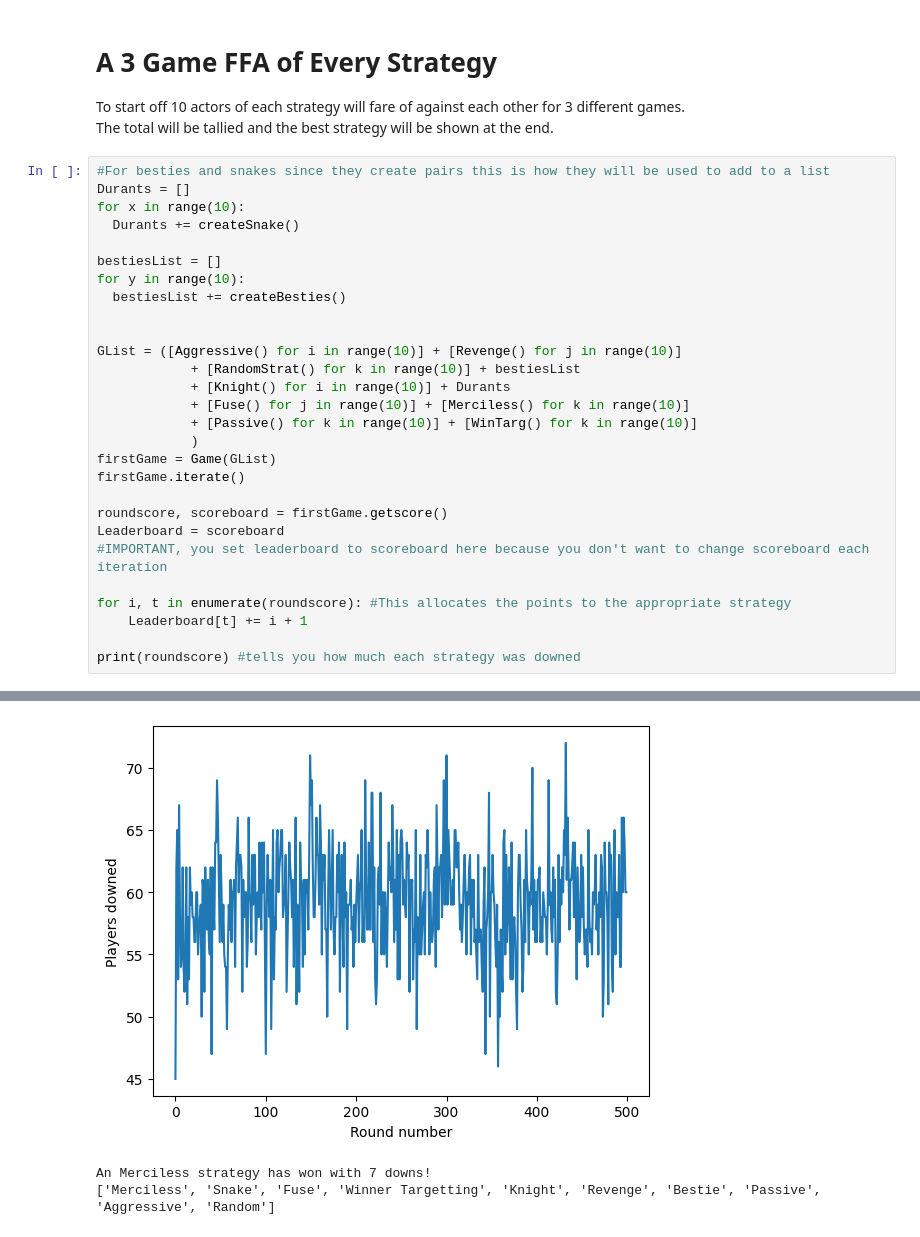
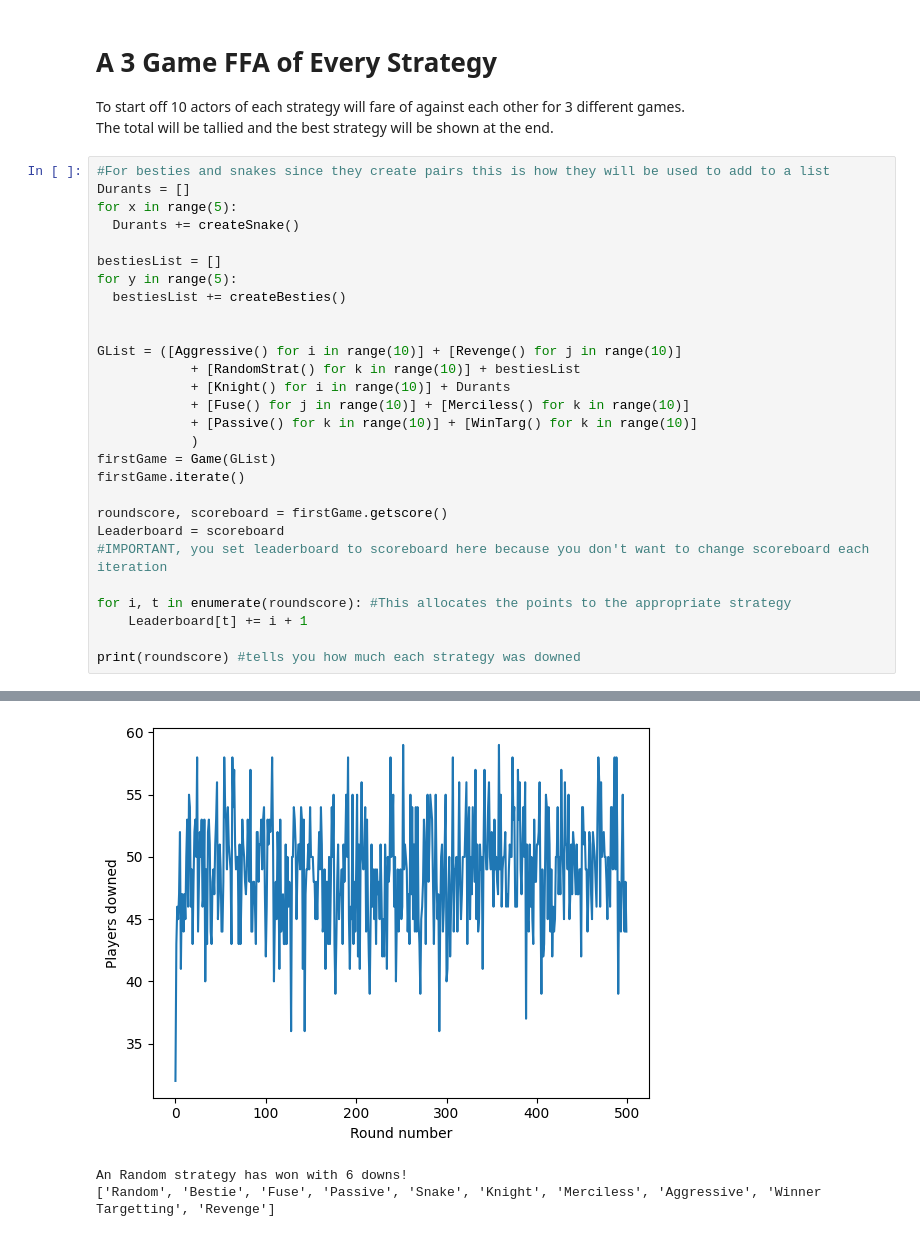
Before and after one commit to MapleMaelstrom/fireballProject, a Jupyter notebook: Fireball.ipynb, the cells around one changed output, grey strips where cells are left out. Saved outputs shown, nothing was run; the diff lists cells and outputs as text.

```diff
--- a/Fireball.ipynb
+++ b/Fireball.ipynb
@@ -586,11 +587,11 @@ The total will be tallied and the best strategy will be shown at the end.
 # %%
 #For besties and snakes since they create pairs this is how they will be used to add to a list
 Durants = []
-for x in range(10):
+for x in range(5):
   Durants += createSnake()
 
 bestiesList = []
-for y in range(10):
+for y in range(5):
   bestiesList += createBesties()
 
 
@@ -602,36 +603,36 @@ GList = ([Aggressive() for i in range(10)] + [Revenge() for j in range(10)]
             )
 firstGame = Game(GList)
 firstGame.iterate()
 
 roundscore, scoreboard = firstGame.getscore()
 Leaderboard = scoreboard
 #IMPORTANT, you set leaderboard to scoreboard here because you don't want to change scoreboard each iteration
 
 for i, t in enumerate(roundscore): #This allocates the points to the appropriate strategy
     Leaderboard[t] += i + 1
 
 print(roundscore) #tells you how much each strategy was downed
 # %% [output]
 Round 1 has commenced!
 Round 2 has commenced!
 Round 3 has commenced!
 Round 4 has commenced!
 Round 5 has commenced!
 Round 6 has commenced!
 Round 7 has commenced!
 Round 8 has commenced!
 Round 9 has commenced!
 Round 10 has commenced!
 Round 11 has commenced!
 Round 12 has commenced!
 ... (497 lines left out)
 Round 498 has commenced!
 Round 499 has commenced!
 Final round!
 Round 500 has commenced!
-[figure, old version]
+[figure, new version]
-An Merciless strategy has won with 7 downs!
-['Merciless', 'Snake', 'Fuse', 'Winner Targetting', 'Knight', 'Revenge', 'Bestie', 'Passive', 'Aggressive', 'Random']
+An Random strategy has won with 6 downs!
+['Random', 'Bestie', 'Fuse', 'Passive', 'Snake', 'Knight', 'Merciless', 'Aggressive', 'Winner Targetting', 'Revenge']
 # %%
 SecondGame = Game(GList)
 SecondGame.iterate()
```
Also changed, not shown: parts of 6 cells of this notebook.
